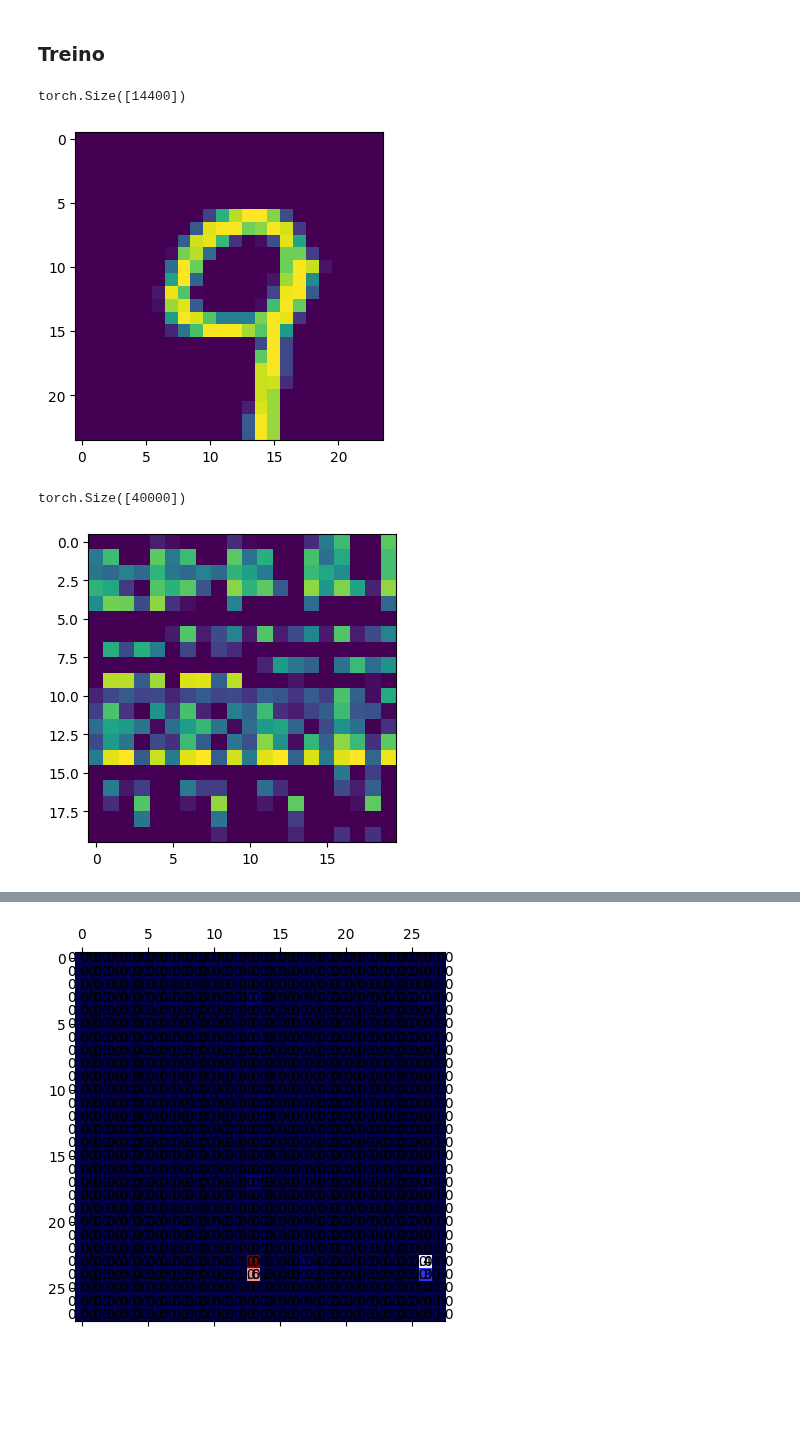
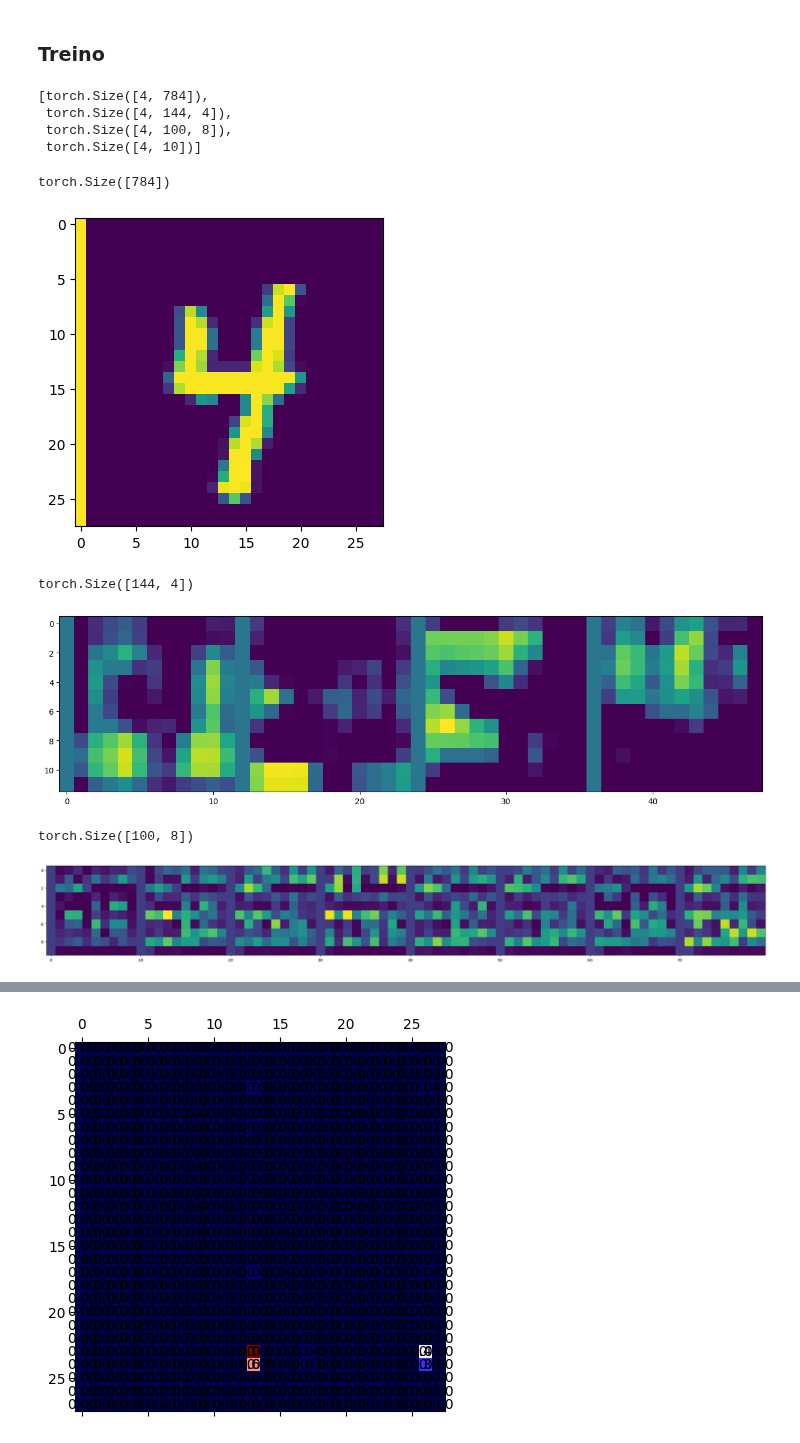
Before and after one commit to Ronnypetson/titanic, a Jupyter notebook: MNIST_Maromba.ipynb, the cells around one changed output, grey strips where cells are left out. Saved outputs shown, nothing was run; the diff lists cells and outputs as text; code cells hidden in the pictures; blank space fills up the shorter version.

```diff
--- a/MNIST_Maromba.ipynb
+++ b/MNIST_Maromba.ipynb
@@ -559,7 +561,8 @@ class MModule(nn.Module):
       random=True,
       conv=False,
       filter_size=4,
-      activation=True):
+      activation=True,
+      regular_dot=False):
     """
     x.data: N x in_dim
     x.idx: N x in_dim x idx_dim
@@ -592,7 +595,6 @@ class MModule(nn.Module):
       # W_sets = MTensor.reshape(W, (numw_windows, (filter_size + 1)))
     ## mdot: N x sets
     # mdot: (N * num_windows) x numw_windows
-    # Pdb().set_trace()
     mdot = x @ W_sets
     if activation:
       mdot.data = self.activation(mdot.data)
@@ -673,10 +675,13 @@ class MModule(nn.Module):
     ### Under experimentation
     channels = 1
     img_h, img_w = img_dim, img_dim
-    filter_w, filter_h = 5, 5
-    stride = 1
+    filter_whs = [(5, 5), (3, 3)]
+    strides = [2, 1]
+    filter_w, filter_h = filter_whs[0]
+    stride = strides[0]
     filter_area = filter_w * filter_h
     filter_volume = channels * filter_area
+    self.all_pools = [x[:4]]
     idx = idx2d(
         channels,
         img_h, img_w,
@@ -687,12 +692,10 @@ class MModule(nn.Module):
     x = x[:, idx]
     ###
     pool = x
-    self.all_pools = []
     wl, wr = 0, self.sets[0] * self.samples[0]
     for step in range(n_sets):
       activate = (step < n_sets - 1)
       conv = activate
-      self.all_pools.append(pool[:4])
       pool = self._W_step(
           pool,
           self.MW[:, wl: wr],
@@ -701,8 +704,9 @@ class MModule(nn.Module):
           random=False,
           conv=conv,
           filter_size=filter_volume,
-          activation=activate
+          activation=activate,
       )
+      self.all_pools.append(pool[:4])
       ###
       if conv:
         # pool: N x num_windows x numw_windows
@@ -715,6 +719,11 @@ class MModule(nn.Module):
         img_w = (img_w - filter_w + stride) // stride
         assert img_h * img_w == img_area
         # cols = pool.data.shape[1] // rows
+        nxt_conv_step = (step + 1) % len(strides)
+        filter_w, filter_h = filter_whs[nxt_conv_step]
+        stride = strides[nxt_conv_step]
+        filter_area = filter_w * filter_h
+        filter_volume = channels * filter_area
         idx = idx2d(
             channels,
             img_h, img_w,
@@ -845,19 +854,19 @@ def prepare_input(x, y, device="cpu"):
 ### Treino
 # %%
 hidden_dim = 50
-start_mode = False
+start_mode = True
 valid_mode = False
 # TODO: Visualize conv layer output
 samples = [
     # in_ch * out_ch * h * w,
     1 * 4 * 5 * 5,
-    # 4 * 8 * 3 * 3,
+    4 * 8 * 3 * 3,
     # 8 * 16 * 3 * 3,
     hidden_dim,
 ]
 sets = [
     1,
-    # 1,
+    1,
     # 1,
     num_classes
 ]
@@ -871,7 +880,7 @@ if start_mode:
       idx_dim=idx_dim,
       samples=samples,
       sets=sets,
-      device=device
+      device=device,
   )
   optimizer = Adam(model.parameters(), lr=1e-3) # 1e-2
 
@@ -936,27 +945,37 @@ torch.cuda.empty_cache()
 df_train
 # %%
 imgs = [img.data.cpu().detach() for img in model.all_pools]
+# %%
+[img.shape for img in imgs]
+# %% [output]
+[torch.Size([4, 784]),
+ torch.Size([4, 144, 4]),
+ torch.Size([4, 100, 8]),
+ torch.Size([4, 10])]
 # %%
 shapes = [
-    (img_dim - 4, img_dim - 4, 1),
-    (img_dim - 8, img_dim - 8, 4),
-    # (img_dim - 6, img_dim - 6, 8),
+    (img_dim, img_dim, 1),
+    ((img_dim - 4) // 2, (img_dim - 4) // 2, 4),
+    ((img_dim - 4) // 2 - 2, (img_dim - 4) // 2 - 2, 8),
 ]
-for idx, img in enumerate(imgs[:2]):
-  img = img[3]
+for idx, img in enumerate(imgs[:len(shapes)]):
+  img = img[0]
   print(img.shape)
-  img = img.reshape(*shapes[idx], 5, 5)[:, :, :1, 1, 1]
+  img = img.reshape(*shapes[idx])
   img = img.permute(0, 2, 1)
   img = img.reshape(shapes[idx][0], -1)
   img = img.numpy()
+  img[:, ::img.shape[0]] = 1.0
   plt.figure(figsize=(4 * shapes[idx][2], 4))
   plt.imshow(img)
   plt.show()
 # %% [output]
-torch.Size([14400])
+torch.Size([784])
-[figure, old version]
+[figure, new version]
-torch.Size([40000])
+torch.Size([144, 4])
-[figure, old version]
+[figure, new version]
+torch.Size([100, 8])
+[figure, added]
 # %%
 filters = model.W[0, :100].reshape(4, 5, 5)
 for filter in filters:
```
Also changed, not shown: parts of 2 cells of this notebook.
